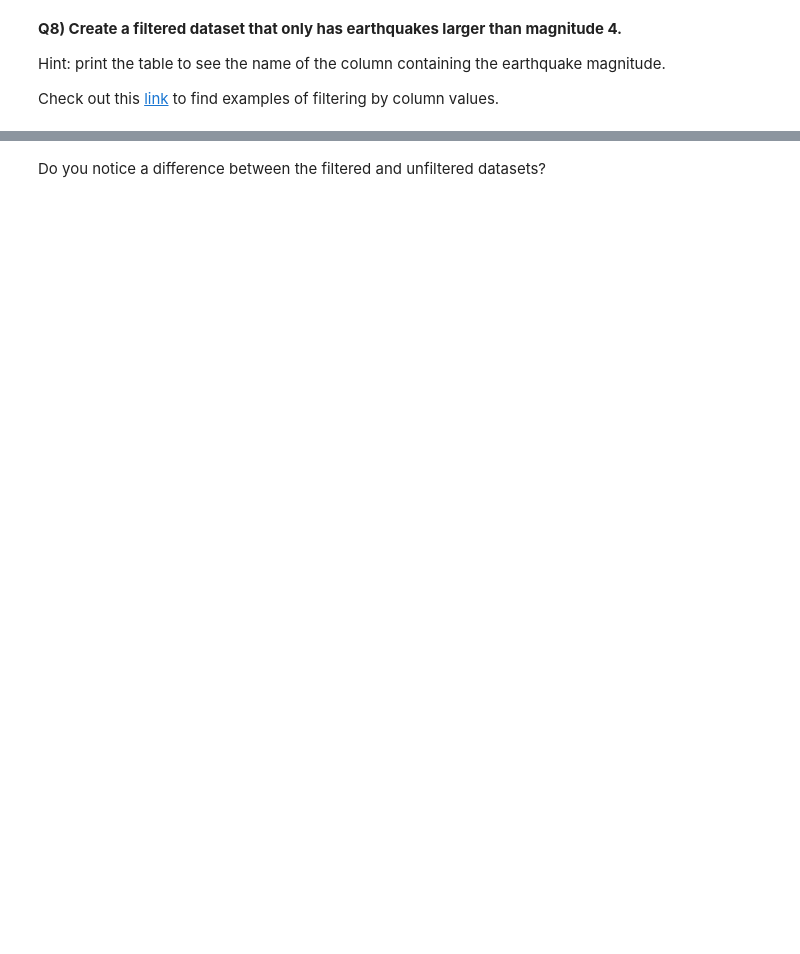
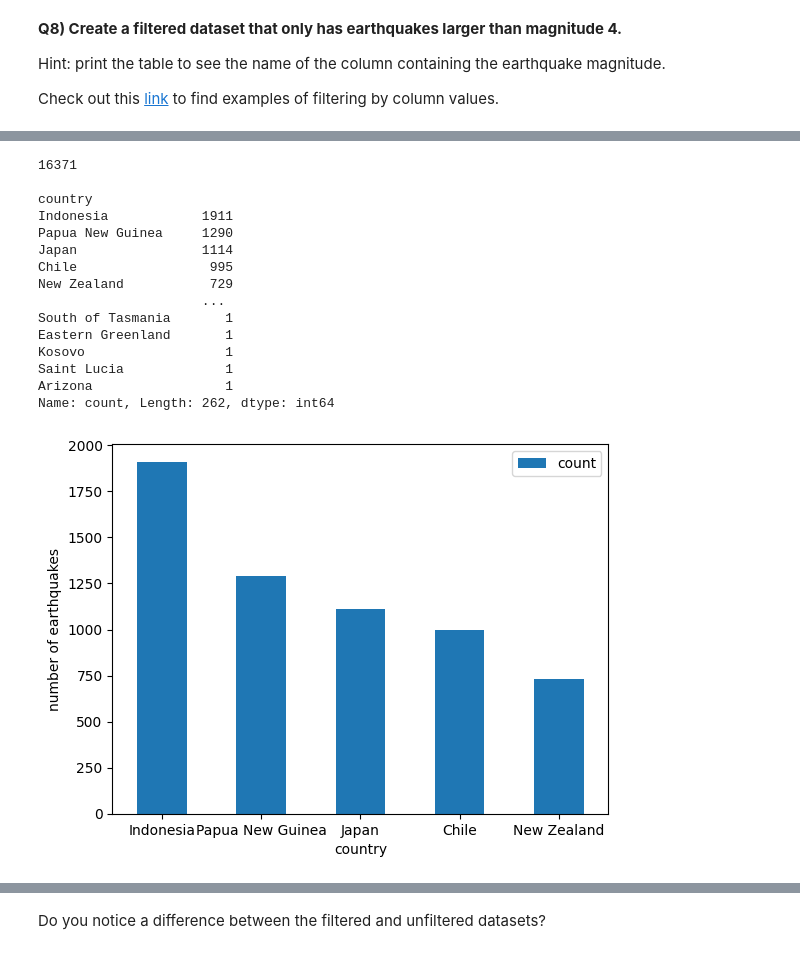
Before and after one commit to Lorena-garciamorais/2026_Intro_Python, a Jupyter notebook: live/part-I/1.5-pandas-environmental-exercises.ipynb, the cells around one changed output, grey strips where cells are left out. Drawn from its saved outputs; the diff is of its cells as text; code cells hidden in the pictures; blank space fills up the shorter version.

```diff
--- a/live/part-I/1.5-pandas-environmental-exercises.ipynb
+++ b/live/part-I/1.5-pandas-environmental-exercises.ipynb
@@ -219,4 +221,11 @@ Hint 2: you will use `.split()` to extract the country names. The documentation
 can be found [here](https://pandas.pydata.org/pandas-docs/stable/reference/api/pandas.Series.str.split.html?highlight=split#pandas.Series.str.split).
 # %%
 # Extract the state or country, and add it as a new column to the DataFrame called country
+data_frame_2["country"] = data_frame_2["place"].str.split(",").str[-1].str.strip()
+data_frame_2.head()
+
+# .str --> traitement de text
+# .str.split(",") --> sépare le texte à chaque virgule
+# .str[-1] --> prend le dernier mot (pays)
+# .str.strip() --> supprime les espace inutile dans le text
 # %% [output]
@@ -240,3 +274,5 @@ Check out this [link](https://www.geeksforgeeks.org/ways-to-filter-pandas-datafr
 to find examples of filtering by column values.
 # %%
 # Filter the dataset based on the earthquakes' magnitudes
+data_frame_filtered = data_frame_2[data_frame_2["mag"] > 4]
+data_frame_filtered.head()
@@ -258,6 +302,37 @@ and `earthquake_num` (number), and recreate the bar chart below.
 <em>The five locations with the most magnitude-above-4 events in 2014.</em>
 # %%
 # Count the >4 earthquakes, count them per country, then plot the top 5 as a bar chart
+num1 = data_frame_filtered["mag"].count()
+print(num1)
+
+num2 = data_frame_filtered["country"].value_counts()
+print()
+print(num2)
+
+top_5 = num2.nlargest(5, keep='first').reset_index()
+top_5
+
+top_5.plot(x="country", y="count", kind="bar", rot=0)
+plt.xlabel("country")
+plt.ylabel("number of earthquakes")
+plt.show()
+# %% [output]
+16371
+
+country
+Indonesia            1911
+Papua New Guinea     1290
+Japan                1114
+Chile                 995
+New Zealand           729
+                     ...
+South of Tasmania       1
+Eastern Greenland       1
+Kosovo                  1
+Saint Lucia             1
+Arizona                 1
+Name: count, Length: 262, dtype: int64
+[figure, added]
 # %% [markdown]
 **Q10) Make a histogram for the distribution of the earthquakes' magnitudes.**
 
```
Also changed, not shown: parts of 10 cells of this notebook.
